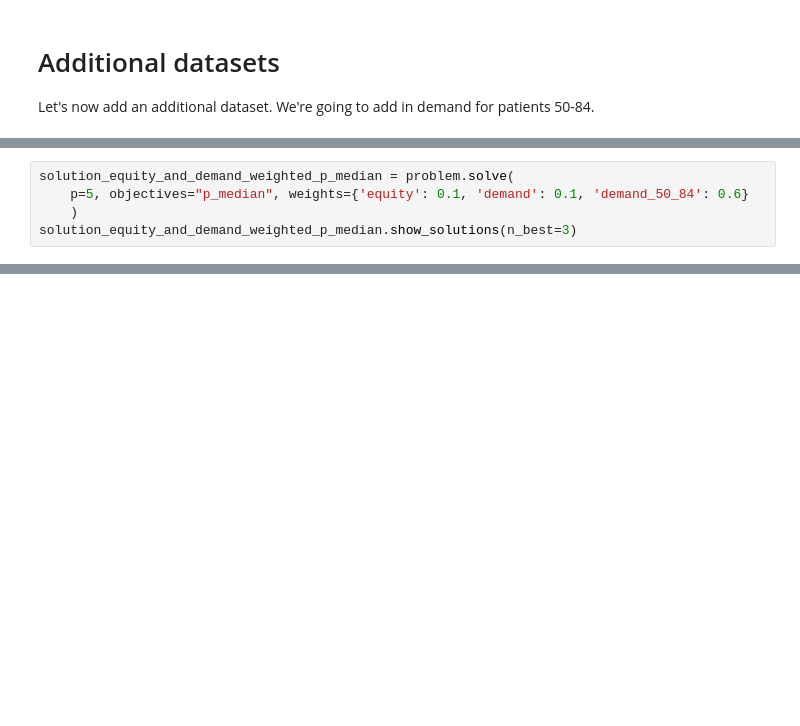
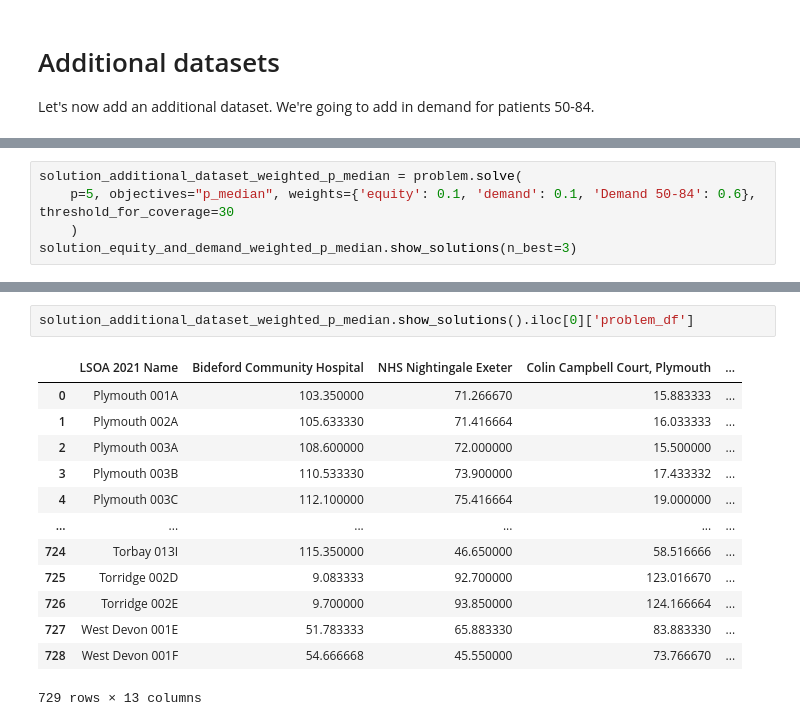
Before and after one commit to hsma-tools/lokigi, a Jupyter notebook: examples/location/multiobjective_optimisation_weights/index.ipynb, the cells around one changed output, grey strips where cells are left out. Drawn from its saved outputs; the diff is of its cells as text; blank space fills up the shorter version.

```diff
--- a/examples/location/multiobjective_optimisation_weights/index.ipynb
+++ b/examples/location/multiobjective_optimisation_weights/index.ipynb
@@ -156,5 +122,5 @@ AttributeError: 'NoneType' object has no attribute 'append'
 # %%
-solution_equity_and_demand_weighted_p_median = problem.solve(
-    p=5, objectives="p_median", weights={'equity': 0.1, 'demand': 0.1, 'demand_50_84': 0.6}
+solution_additional_dataset_weighted_p_median = problem.solve(
+    p=5, objectives="p_median", weights={'equity': 0.1, 'demand': 0.1, 'Demand 50-84': 0.6}, threshold_for_coverage=30
     )
 solution_equity_and_demand_weighted_p_median.show_solutions(n_best=3)
@@ -160,0 +133,16 @@ solution_equity_and_demand_weighted_p_median.show_solutions(n_best=3)
+# %%
+solution_additional_dataset_weighted_p_median.show_solutions().iloc[0]['problem_df']
+# %% [output]
+|  | LSOA 2021 Name | Bideford Community Hospital | NHS Nightingale Exeter | Colin Campbell Court, Plymouth | ... |
+| 0 | Plymouth 001A | 103.350000 | 71.266670 | 15.883333 | ... |
+| 1 | Plymouth 002A | 105.633330 | 71.416664 | 16.033333 | ... |
+| 2 | Plymouth 003A | 108.600000 | 72.000000 | 15.500000 | ... |
+| 3 | Plymouth 003B | 110.533330 | 73.900000 | 17.433332 | ... |
+| 4 | Plymouth 003C | 112.100000 | 75.416664 | 19.000000 | ... |
+| ... | ... | ... | ... | ... | ... |
+| 724 | Torbay 013I | 115.350000 | 46.650000 | 58.516666 | ... |
+| 725 | Torridge 002D | 9.083333 | 92.700000 | 123.016670 | ... |
+| 726 | Torridge 002E | 9.700000 | 93.850000 | 124.166664 | ... |
+| 727 | West Devon 001E | 51.783333 | 65.883330 | 83.883330 | ... |
+| 728 | West Devon 001F | 54.666668 | 45.550000 | 73.766670 | ... |
+729 rows × 13 columns
```
Also changed, not shown: parts of 8 cells of this notebook, 2 other files.
